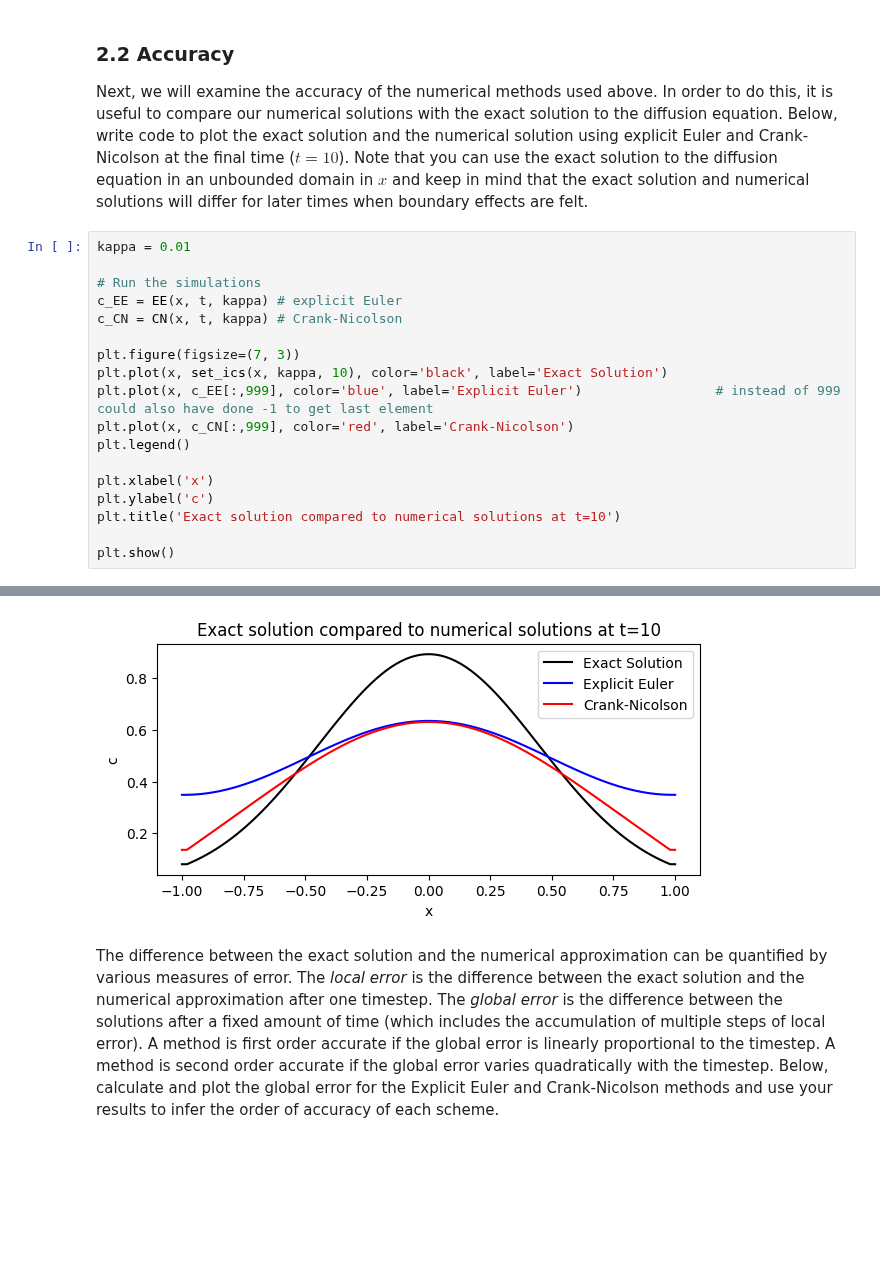
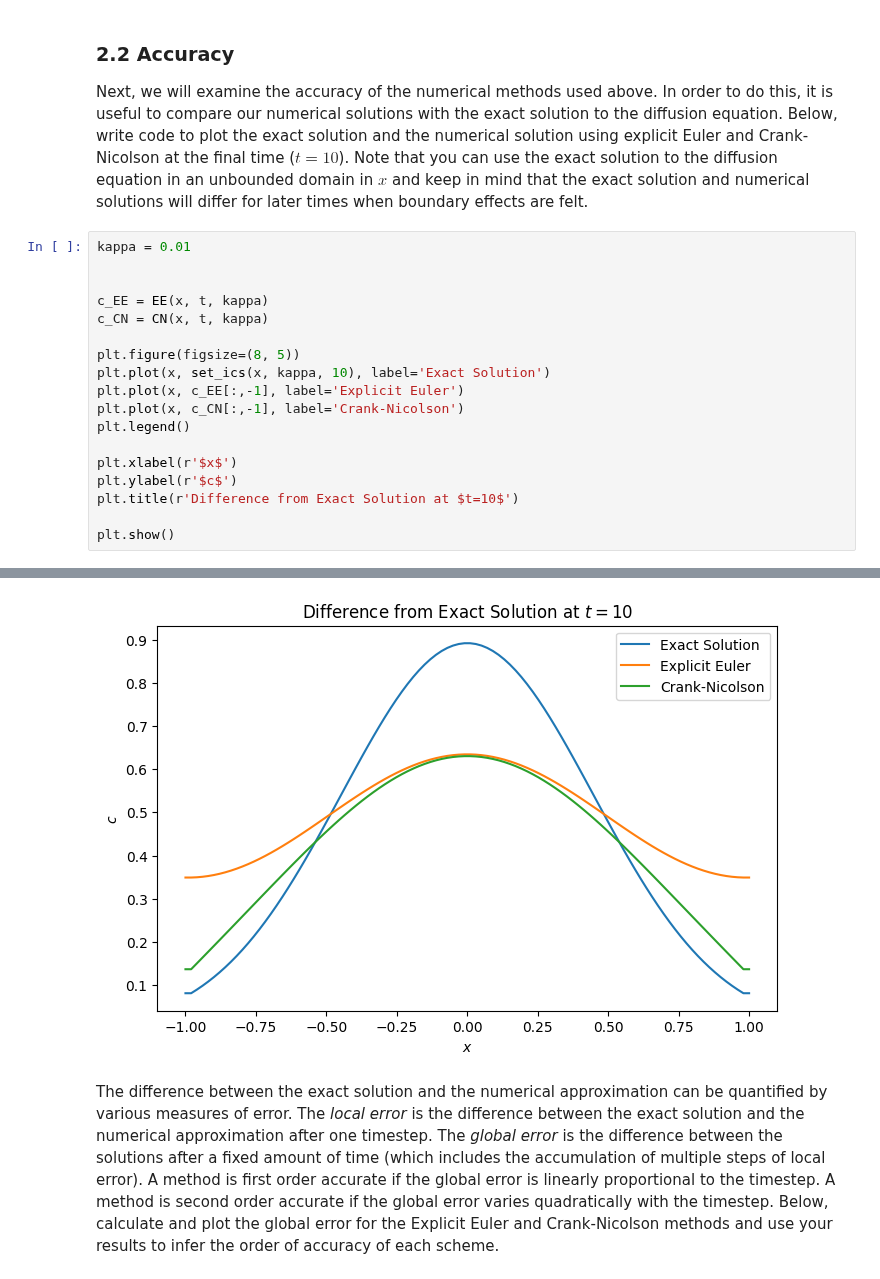
Before and after one commit to SquidsofDoom/QCES, a Jupyter notebook: Project1_numerical_methods.ipynb, the cells around one changed output, grey strips where cells are left out. Saved outputs shown, nothing was run; the diff lists cells and outputs as text; blank space fills up the shorter version.

```diff
--- a/Project1_numerical_methods.ipynb
+++ b/Project1_numerical_methods.ipynb
@@ -324,19 +324,19 @@ Next, we will examine the accuracy of the numerical methods used above. In order
 # %%
 kappa = 0.01
 
-# Run the simulations
-c_EE = EE(x, t, kappa) # explicit Euler
-c_CN = CN(x, t, kappa) # Crank-Nicolson
 
-plt.figure(figsize=(7, 3))
-plt.plot(x, set_ics(x, kappa, 10), color='black', label='Exact Solution')
-plt.plot(x, c_EE[:,999], color='blue', label='Explicit Euler')                 # instead of 999 could also have done -1 to get last element
-plt.plot(x, c_CN[:,999], color='red', label='Crank-Nicolson')
+c_EE = EE(x, t, kappa)
+c_CN = CN(x, t, kappa)
+
+plt.figure(figsize=(8, 5))
+plt.plot(x, set_ics(x, kappa, 10), label='Exact Solution')
+plt.plot(x, c_EE[:,-1], label='Explicit Euler')
+plt.plot(x, c_CN[:,-1], label='Crank-Nicolson')
 plt.legend()
 
-plt.xlabel('x')
-plt.ylabel('c')
-plt.title('Exact solution compared to numerical solutions at t=10')
+plt.xlabel(r'$x$')
+plt.ylabel(r'$c$')
+plt.title(r'Difference from Exact Solution at $t=10$')
 
 plt.show()
 # %% [output]
@@ -345,4 +345,4 @@ Crank-Nicolson method took 0.17 seconds
-[figure, old version]
+[figure, new version]
 # %% [markdown]
 The difference between the exact solution and the numerical approximation can be quantified by various measures of error. The *local error* is the difference between the exact solution and the numerical approximation after one timestep. The *global error* is the difference between the solutions after a fixed amount of time (which includes the accumulation of multiple steps of local error). A method is first order accurate if the global error is linearly proportional to the timestep. A method is second order accurate if the global error varies quadratically with the timestep. Below, calculate and plot the global error for the Explicit Euler and Crank-Nicolson methods and use your results to infer the order of accuracy of each scheme.
 # %% [markdown]
```
Also changed, not shown: parts of 8 cells of this notebook.
